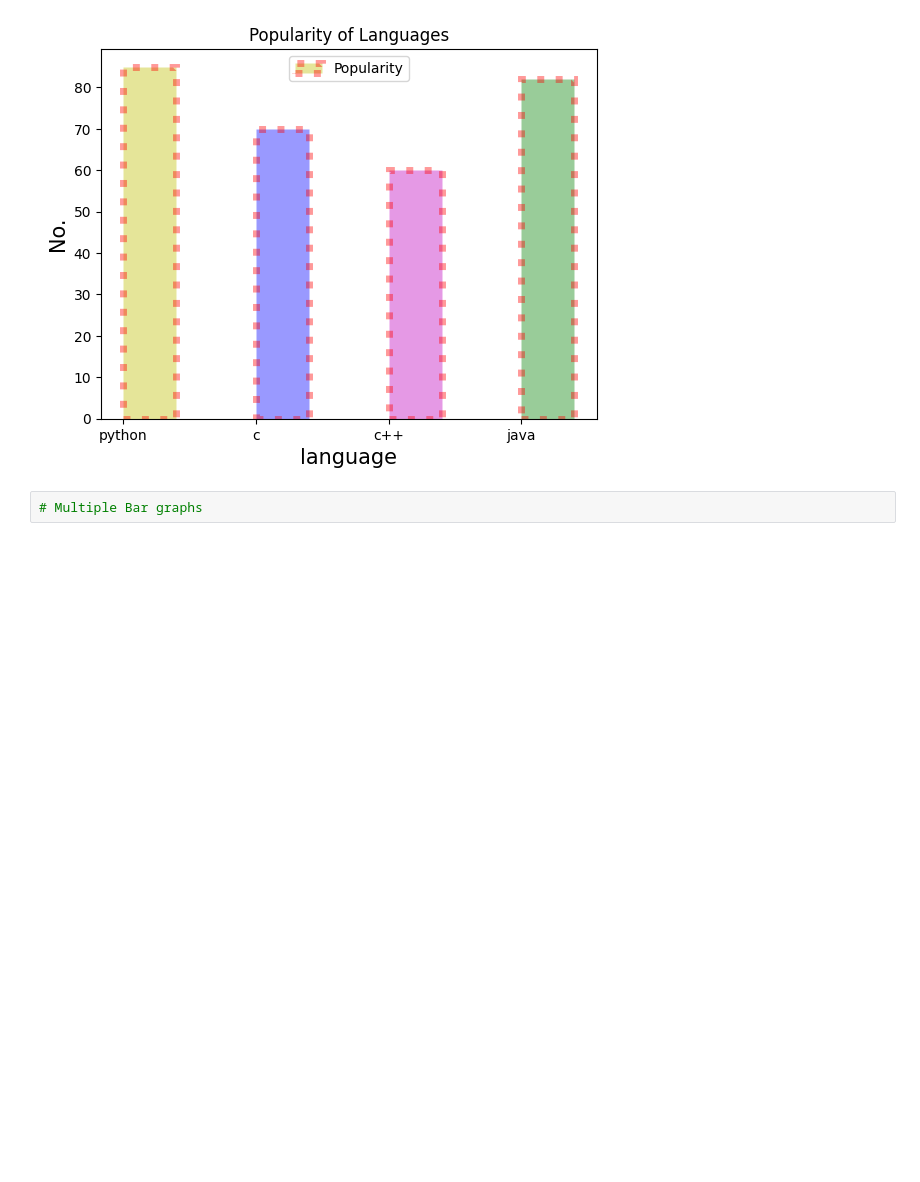
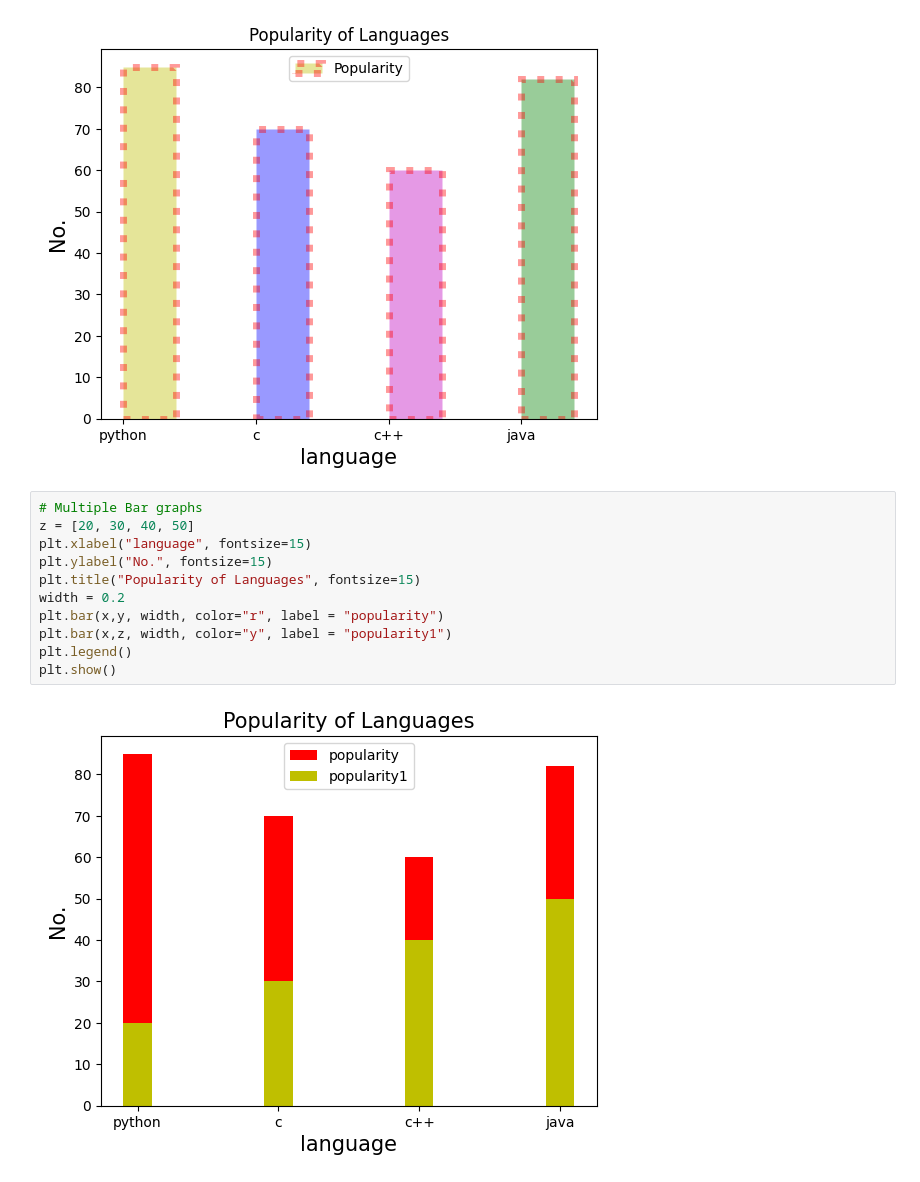
Before and after one commit to ebuillent13yadav/Matplotlib_Notes, a Jupyter notebook: Matplotlib_Turtorial.ipynb, the cells around one changed output. Cells and saved outputs as stored; diff of their text form; blank space fills up the shorter version.

```diff
--- a/Matplotlib_Turtorial.ipynb
+++ b/Matplotlib_Turtorial.ipynb
@@ -18,5 +18,16 @@ plt.legend()
 plt.show()
 # %% [output]
 [figure]
-# %%
-# Multiple Bar graphs
+# %%
+# Multiple Bar graphs
+z = [20, 30, 40, 50]
+plt.xlabel("language", fontsize=15)
+plt.ylabel("No.", fontsize=15)
+plt.title("Popularity of Languages", fontsize=15)
+width = 0.2
+plt.bar(x,y, width, color="r", label = "popularity")
+plt.bar(x,z, width, color="y", label = "popularity1")
+plt.legend()
+plt.show()
+# %% [output]
+[figure, added]
```
Also changed, not shown: parts of 2 cells of this notebook.
